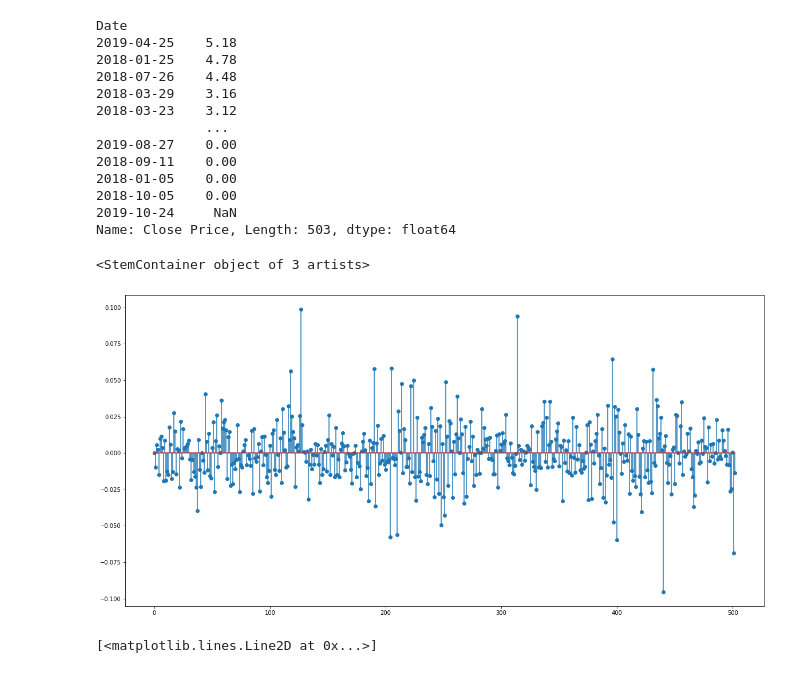
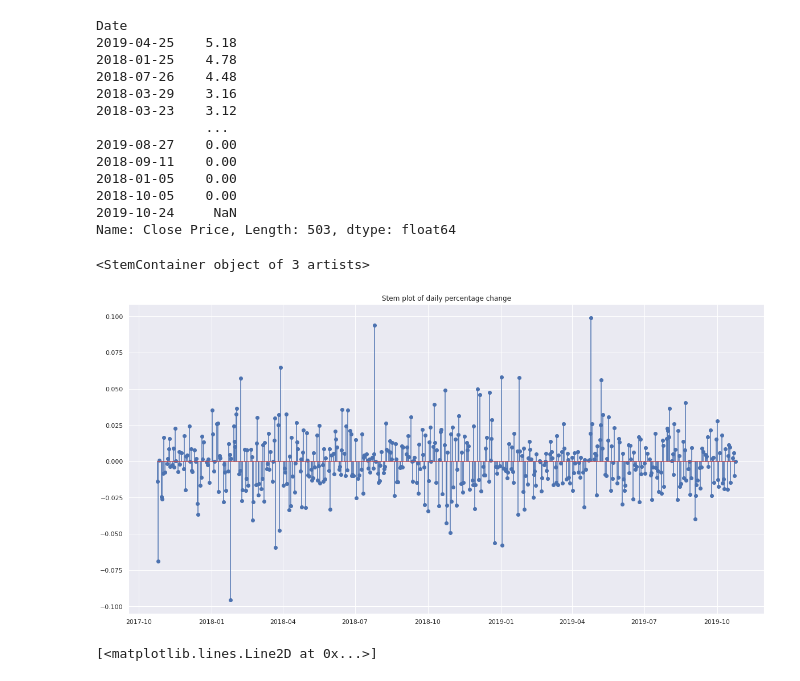
Before and after one commit to shubhamnawani99/stocks-analysis, a Jupyter notebook: Module_2.ipynb, the cells around one changed output. Drawn from its saved outputs; the diff is of its cells as text; code cells hidden in the pictures.

```diff
--- a/Module_2.ipynb
+++ b/Module_2.ipynb
@@ -65,11 +78,11 @@ Date
 2019-10-24     NaN
 Name: Close Price, Length: 503, dtype: float64
 # %%
-#start 2.2
+#2.2 Stem plot of daily percentage change in stock price
 plt.figure(figsize=(20,10))
-plt.stem(df['Day_Perc_Change'])
-#end 2.2
+plt.title("Stem plot of daily percentage change")
+plt.stem(df.index, df['Day_Perc_Change'])
 # %% [output]
 <StemContainer object of 3 artists>
-[figure, old version]
+[figure, new version]
 # %%
```
Also changed, not shown: parts of 24 cells of this notebook.
